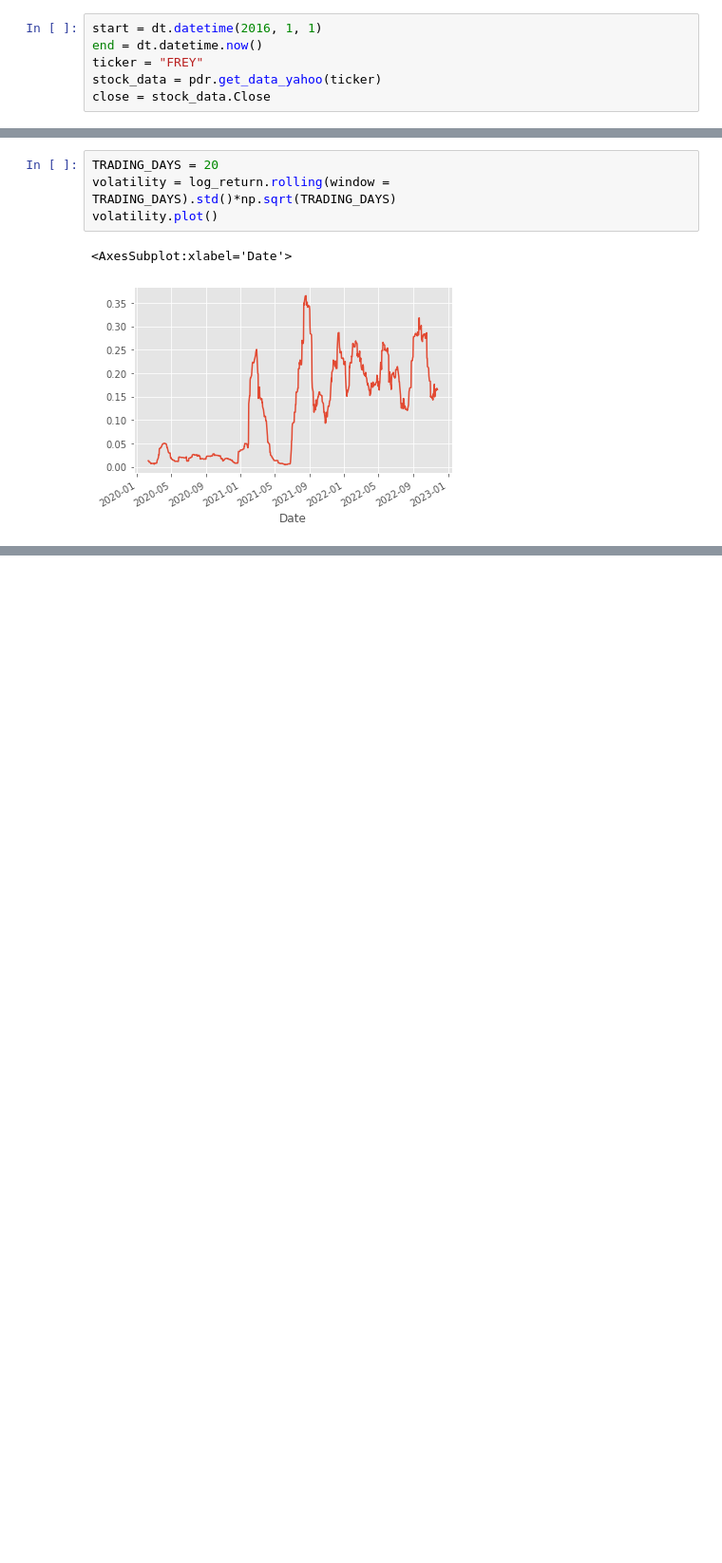
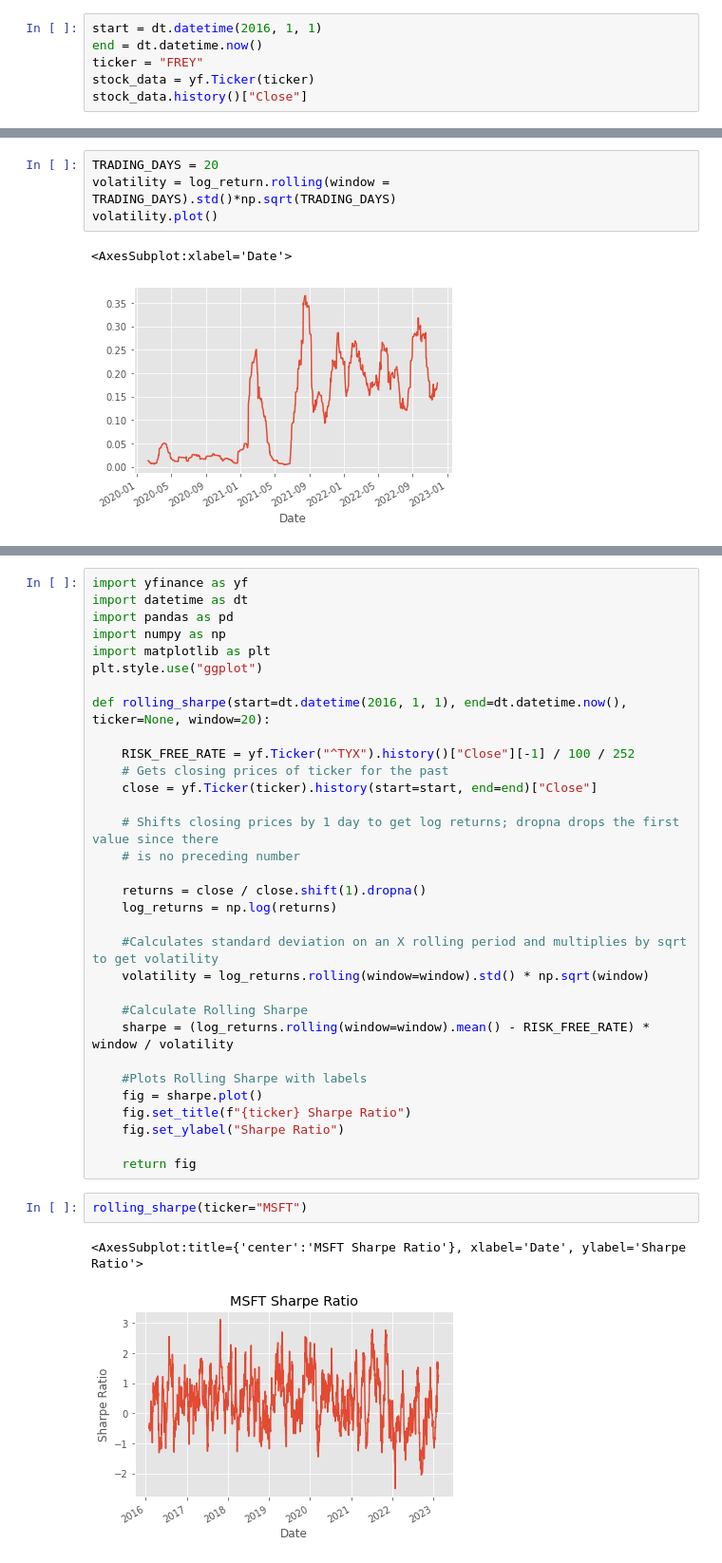
Before and after one commit to lucienqchen/sig, a Jupyter notebook: rolling_sharpe.ipynb, the cells around one changed output, grey strips where cells are left out. Shown: that part at 95% size. Saved outputs shown, nothing was run; the diff lists cells and outputs as text; blank space fills up the shorter version.

Commit message:
added rolling_sharpe.py file

```diff
--- a/rolling_sharpe.ipynb
+++ b/rolling_sharpe.ipynb
@@ -11,5 +15,5 @@ plt.style.use("ggplot")
 start = dt.datetime(2016, 1, 1)
 end = dt.datetime.now()
 ticker = "FREY"
-stock_data = pdr.get_data_yahoo(ticker)
-close = stock_data.Close
+stock_data = yf.Ticker(ticker)
+stock_data.history()["Close"]
@@ -45,0 +70,37 @@ Text(0, 0.5, 'Sharpe Ratio')
+# %%
+import yfinance as yf
+import datetime as dt
+import pandas as pd
+import numpy as np
+import matplotlib as plt
+plt.style.use("ggplot")
+
+def rolling_sharpe(start=dt.datetime(2016, 1, 1), end=dt.datetime.now(), ticker=None, window=20):
+
+    RISK_FREE_RATE = yf.Ticker("^TYX").history()["Close"][-1] / 100 / 252
+    # Gets closing prices of ticker for the past
+    close = yf.Ticker(ticker).history(start=start, end=end)["Close"]
+
+    # Shifts closing prices by 1 day to get log returns; dropna drops the first value since there
+    # is no preceding number
+
+    returns = close / close.shift(1).dropna()
+    log_returns = np.log(returns)
+
+    #Calculates standard deviation on an X rolling period and multiplies by sqrt to get volatility
+    volatility = log_returns.rolling(window=window).std() * np.sqrt(window)
+
+    #Calculate Rolling Sharpe
+    sharpe = (log_returns.rolling(window=window).mean() - RISK_FREE_RATE) * window / volatility
+
+    #Plots Rolling Sharpe with labels
+    fig = sharpe.plot()
+    fig.set_title(f"{ticker} Sharpe Ratio")
+    fig.set_ylabel("Sharpe Ratio")
+
+    return fig
+# %%
+rolling_sharpe(ticker="MSFT")
+# %% [output]
+<AxesSubplot:title={'center':'MSFT Sharpe Ratio'}, xlabel='Date', ylabel='Sharpe Ratio'>
+[figure, added]
```
Also changed, not shown: parts of 4 cells of this notebook, 3 other files.
